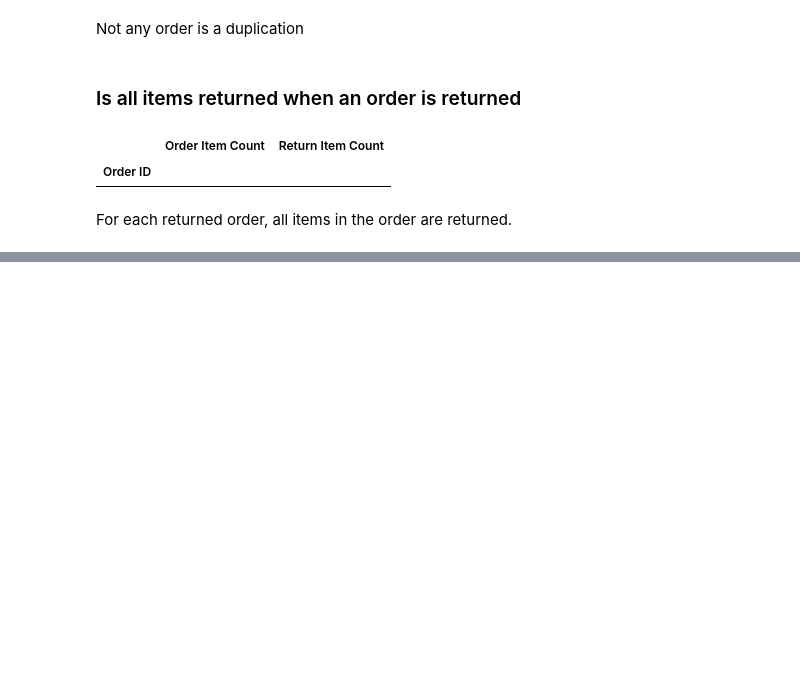
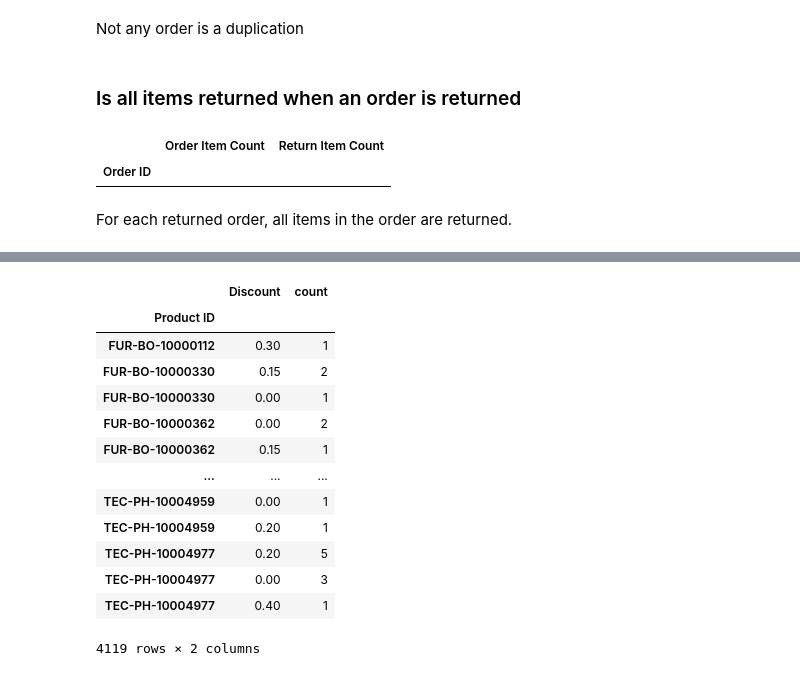
Before and after one commit to frogcoder/GBC_Fund_Data_Management, a Jupyter notebook: data_management_exercise1.ipynb, the cells around one changed output, grey strips where cells are left out. Cells and saved outputs as stored; diff of their text form; code cells hidden in the pictures; blank space fills up the shorter version.

```diff
--- a/data_management_exercise1.ipynb
+++ b/data_management_exercise1.ipynb
@@ -300,0 +372,18 @@ dtype: float64
+# %%
+# Making sure each order has only one kind of discount
+orders_df[["Product ID", "Discount"]].groupby("Product ID").value_counts().reset_index(1)
+# %% [output]
+|  | Discount | count |
+| Product ID |  |  |
+| FUR-BO-10000112 | 0.30 | 1 |
+| FUR-BO-10000330 | 0.15 | 2 |
+| FUR-BO-10000330 | 0.00 | 1 |
+| FUR-BO-10000362 | 0.00 | 2 |
+| FUR-BO-10000362 | 0.15 | 1 |
+| ... | ... | ... |
+| TEC-PH-10004959 | 0.00 | 1 |
+| TEC-PH-10004959 | 0.20 | 1 |
+| TEC-PH-10004977 | 0.20 | 5 |
+| TEC-PH-10004977 | 0.00 | 3 |
+| TEC-PH-10004977 | 0.40 | 1 |
+4119 rows × 2 columns
```
Also changed, not shown: parts of 7 cells of this notebook.
